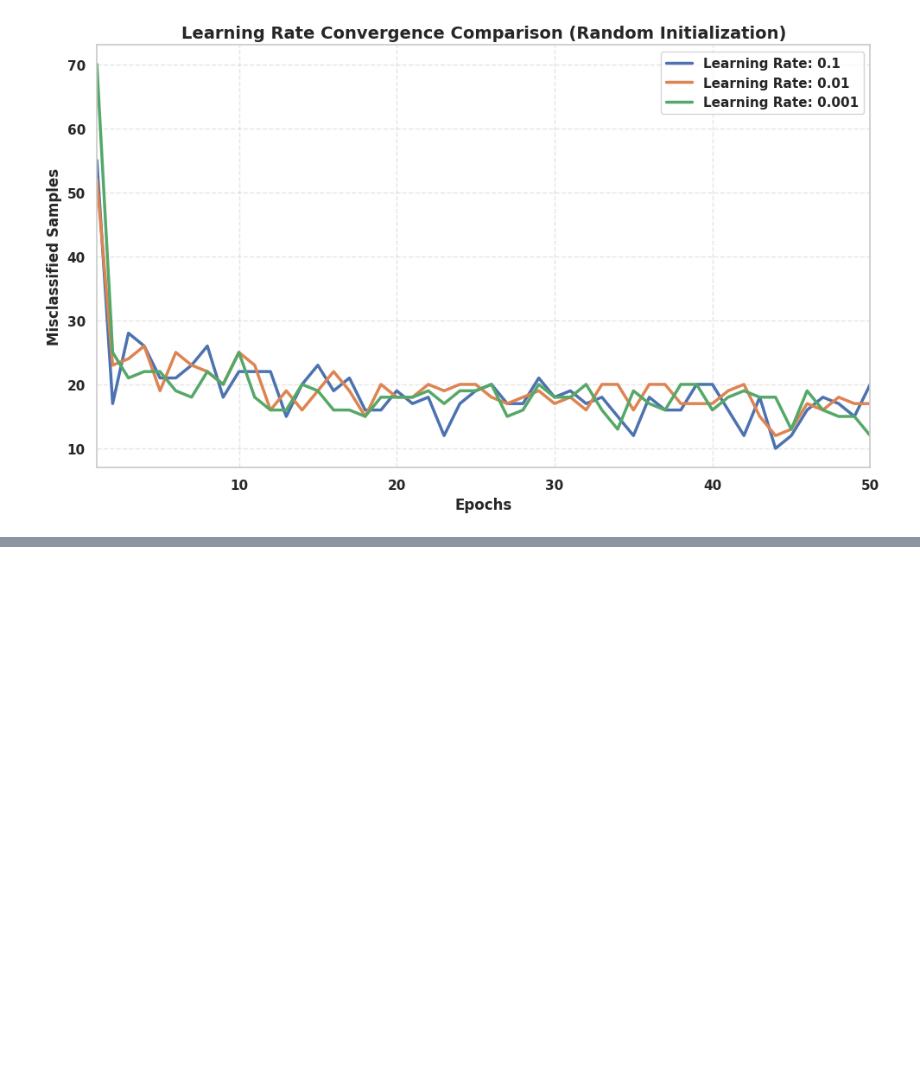
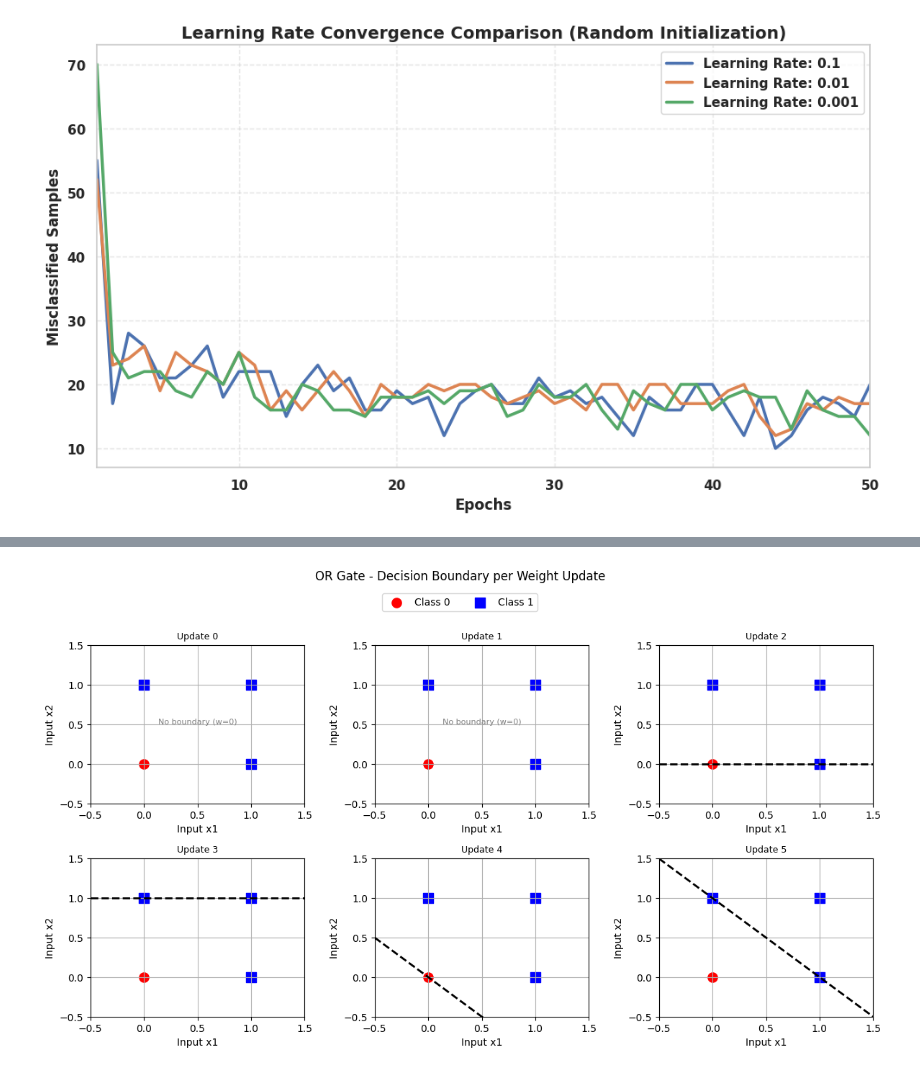
Before and after one commit to Jai-Abhishek/DL-Lab, a Jupyter notebook: Lab1/DLLab1.ipynb, the cells around one changed output, grey strips where cells are left out. Saved outputs shown, nothing was run; the diff lists cells and outputs as text; code cells hidden in the pictures; blank space fills up the shorter version.

```diff
--- a/Lab1/DLLab1.ipynb
+++ b/Lab1/DLLab1.ipynb
@@ -426,3 +426,88 @@ Epoch   | Misclassified  | Updated Bias  | Updated Weights
 50      | 12             | -0.0099       | [-0.0185, -0.0235, -0.0211, -0.0024]
 =====================================================================================
 [figure]
+# %%
+import numpy as np
+import matplotlib.pyplot as plt
+
+def perceptron_train(X, y, lr=0.1, epochs=20):
+    w = np.zeros(X.shape[1] + 1)
+    Xb = np.hstack([np.ones((X.shape[0], 1)), X])
+    history = [w.copy()]
+    for epoch in range(epochs):
+        changed = False
+        for i in range(len(Xb)):
+            pred = 1 if np.dot(w, Xb[i]) >= 0 else 0
+            if pred != y[i]:
+                w = w + lr * (y[i] - pred) * Xb[i]
+                history.append(w.copy())
+                changed = True
+        if not changed:
+            break
+    return w, history
+
+def draw_2d(ax, X, y, w, title):
+    ax.scatter(X[y == 0, 0], X[y == 0, 1], marker='o', color='red', s=90, label='Class 0')
+    ax.scatter(X[y == 1, 0], X[y == 1, 1], marker='s', color='blue', s=90, label='Class 1')
+    xv = np.array([-0.5, 1.5])
+    if w[2] != 0:
+        yv = -(w[0] + w[1] * xv) / w[2]
+        ax.plot(xv, yv, 'k--', linewidth=2, label='Decision boundary')
+    elif w[1] != 0:
+        ax.axvline(x=-w[0] / w[1], color='k', linestyle='--', linewidth=2, label='Decision boundary')
+    else:
+        ax.text(0.5, 0.5, 'No boundary (w=0)', ha='center', color='gray', fontsize=8)
+    ax.set_xlabel('Input x1')
+    ax.set_ylabel('Input x2')
+    ax.set_title(title, fontsize=9)
+    ax.set_xlim(-0.5, 1.5)
+    ax.set_ylim(-0.5, 1.5)
+    ax.grid(True)
+
+def draw_1d(ax, X, y, w, title):
+    ax.scatter(X[y == 0], np.zeros_like(X[y == 0]), color='red', s=90, label='Class 0')
+    ax.scatter(X[y == 1], np.zeros_like(X[y == 1]), color='blue', s=90, label='Class 1')
+    if w[1] != 0:
+        ax.axvline(x=-w[0] / w[1], color='k', linestyle='--', linewidth=2, label='Decision boundary')
+    else:
+        ax.text(0.5, 0, 'No boundary (w=0)', ha='center', color='gray', fontsize=8)
+    ax.set_xlabel('Input x')
+    ax.set_yticks([])
+    ax.set_title(title, fontsize=9)
+    ax.set_xlim(-0.5, 1.5)
+    ax.grid(True)
+
+gates = {
+    'OR':  (np.array([[0, 0], [0, 1], [1, 0], [1, 1]]), np.array([0, 1, 1, 1])),
+    'AND': (np.array([[0, 0], [0, 1], [1, 0], [1, 1]]), np.array([0, 0, 0, 1])),
+    'NOT': (np.array([[0], [1]]), np.array([1, 0])),
+}
+
+for name, (X, y) in gates.items():
+    print(f"\n===== {name} Gate =====")
+    w_final, history = perceptron_train(X, y)
+
+    n = len(history)
+    cols = min(3, n)
+    rows = int(np.ceil(n / cols))
+    fig, axes = plt.subplots(rows, cols, figsize=(4 * cols, 3.2 * rows))
+    axes = np.array(axes).reshape(-1)
+
+    for i, w in enumerate(history):
+        if X.shape[1] == 2:
+            draw_2d(axes[i], X, y, w, f"Update {i}")
+        else:
+            draw_1d(axes[i], X, y, w, f"Update {i}")
+        print(f"Update {i}: weights (bias, w1{', w2' if X.shape[1] == 2 else ''}) = {w}")
+
+    for j in range(n, len(axes)):
+        axes[j].axis('off')
+
+    handles, labels = axes[0].get_legend_handles_labels()
+    fig.legend(handles, labels, loc='upper center', ncol=3, bbox_to_anchor=(0.5, 1.02))
+    fig.suptitle(f"{name} Gate - Decision Boundary per Weight Update", y=1.06, fontsize=12)
+    plt.tight_layout()
+    plt.show()
+
+    print(f"Converged final weights: {w_final}")
+# %% [output]
@@ -428,0 +521 @@ Epoch   | Misclassified  | Updated Bias  | Updated Weights
+[figure, added]
```
Also changed, not shown: parts of 2 cells of this notebook, 14 other files.
